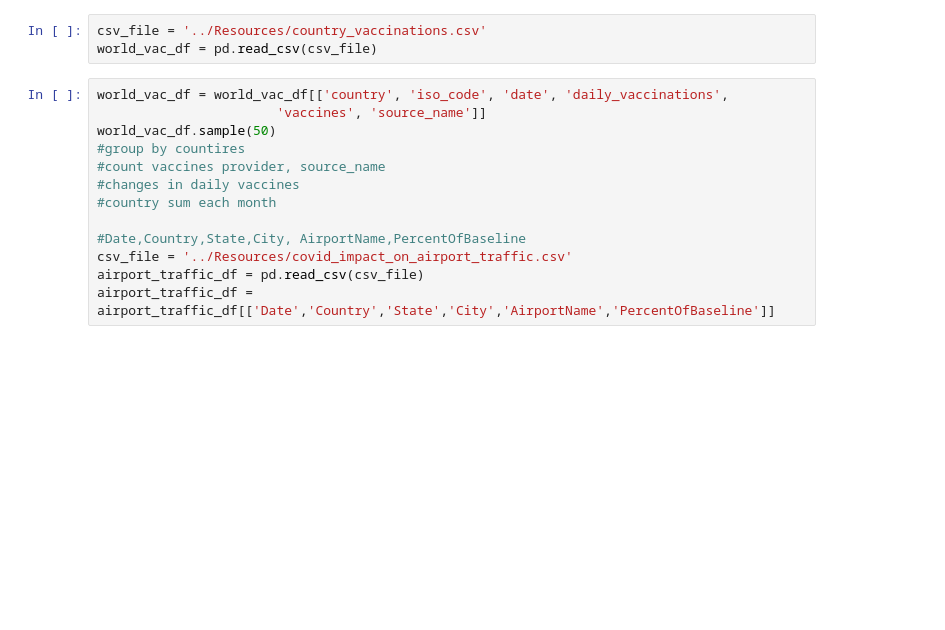
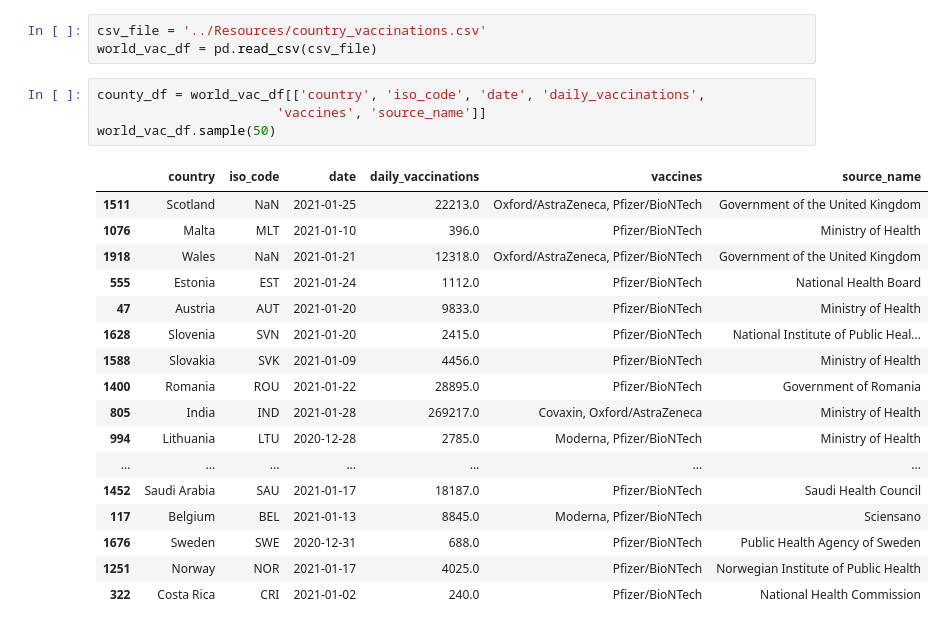
Before and after one commit to Irene-zou/ETF_Project, a Jupyter notebook: ETF/Untitled.ipynb, the cells around one changed output. Cells and saved outputs as stored; diff of their text form; blank space fills up the shorter version.

```diff
--- a/ETF/Untitled.ipynb
+++ b/ETF/Untitled.ipynb
@@ -9,19 +10,28 @@ import datetime
 # %%
 csv_file = '../Resources/country_vaccinations.csv'
 world_vac_df = pd.read_csv(csv_file)
-# %%
-world_vac_df = world_vac_df[['country', 'iso_code', 'date', 'daily_vaccinations',
-                       'vaccines', 'source_name']]
-world_vac_df.sample(50)
-#group by countires
-#count vaccines provider, source_name
-#changes in daily vaccines
-#country sum each month
-
-#Date,Country,State,City, AirportName,PercentOfBaseline
-csv_file = '../Resources/covid_impact_on_airport_traffic.csv'
-airport_traffic_df = pd.read_csv(csv_file)
-airport_traffic_df = airport_traffic_df[['Date','Country','State','City','AirportName','PercentOfBaseline']]
+# %%
+county_df = world_vac_df[['country', 'iso_code', 'date', 'daily_vaccinations',
+                       'vaccines', 'source_name']]
+world_vac_df.sample(50)
+# %% [output]
+|  | country | iso_code | date | daily_vaccinations | vaccines | source_name |
+| 1511 | Scotland | NaN | 2021-01-25 | 22213.0 | Oxford/AstraZeneca, Pfizer/BioNTech | Government of the United Kingdom |
+| 1076 | Malta | MLT | 2021-01-10 | 396.0 | Pfizer/BioNTech | Ministry of Health |
+| 1918 | Wales | NaN | 2021-01-21 | 12318.0 | Oxford/AstraZeneca, Pfizer/BioNTech | Government of the United Kingdom |
+| 555 | Estonia | EST | 2021-01-24 | 1112.0 | Pfizer/BioNTech | National Health Board |
+| 47 | Austria | AUT | 2021-01-20 | 9833.0 | Pfizer/BioNTech | Ministry of Health |
+| 1628 | Slovenia | SVN | 2021-01-20 | 2415.0 | Pfizer/BioNTech | National Institute of Public Heal... |
+| 1588 | Slovakia | SVK | 2021-01-09 | 4456.0 | Pfizer/BioNTech | Ministry of Health |
+| 1400 | Romania | ROU | 2021-01-22 | 28895.0 | Pfizer/BioNTech | Government of Romania |
+| 805 | India | IND | 2021-01-28 | 269217.0 | Covaxin, Oxford/AstraZeneca | Ministry of Health |
+| 994 | Lithuania | LTU | 2020-12-28 | 2785.0 | Moderna, Pfizer/BioNTech | Ministry of Health |
+| ... | ... | ... | ... | ... | ... | ... |
+| 1452 | Saudi Arabia | SAU | 2021-01-17 | 18187.0 | Pfizer/BioNTech | Saudi Health Council |
+| 117 | Belgium | BEL | 2021-01-13 | 8845.0 | Moderna, Pfizer/BioNTech | Sciensano |
+| 1676 | Sweden | SWE | 2020-12-31 | 688.0 | Pfizer/BioNTech | Public Health Agency of Sweden |
+| 1251 | Norway | NOR | 2021-01-17 | 4025.0 | Pfizer/BioNTech | Norwegian Institute of Public Health |
+| 322 | Costa Rica | CRI | 2021-01-02 | 240.0 | Pfizer/BioNTech | National Health Commission |
 # %%
 csv_file = '../Resources/covid_19_clean_complete.csv'
 covid_case_df = pd.read_csv(csv_file)
```
Also changed, not shown: parts of 13 cells of this notebook, 2 other files.
